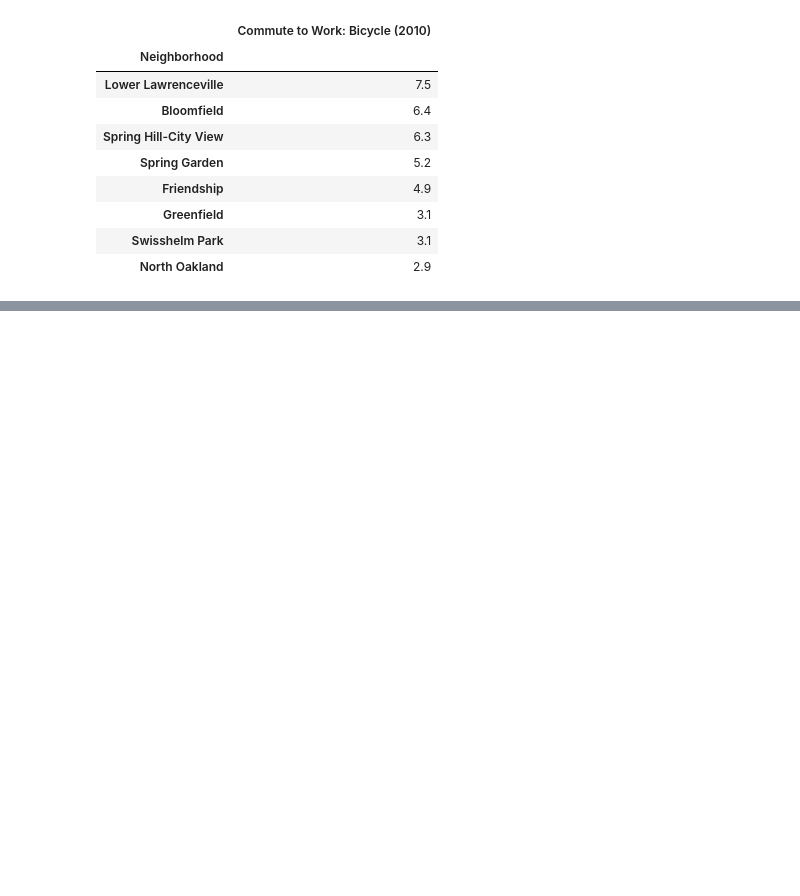
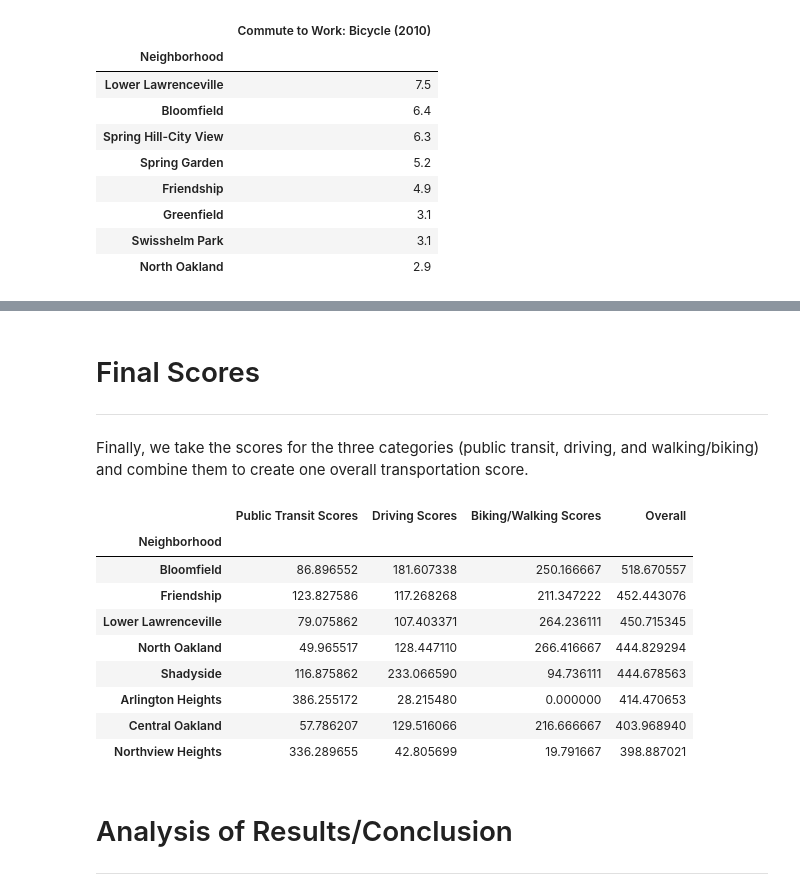
Before and after one commit to Nick0306/Big_Ideas_Final_Project, a Jupyter notebook: Dataset Notebooks/Transportation.ipynb, the cells around one changed output, grey strips where cells are left out. Saved outputs shown, nothing was run; the diff lists cells and outputs as text; code cells hidden in the pictures; blank space fills up the shorter version.

```diff
--- a/Dataset Notebooks/Transportation.ipynb
+++ b/Dataset Notebooks/Transportation.ipynb
@@ -199,22 +196,23 @@ biking.head(8)
 | Swisshelm Park | 3.1 |
 | North Oakland | 2.9 |
 # %%
-# Scales up the values for walking/biking so they each represent an equal part of the score
+# Scales up the values for walking/biking so they each represent an equal part of the score:
 walking_scale = 100/walking.iloc[0]
 biking_scale = 100/biking.iloc[0]
 for x in range (len(walking)):
     walking.iloc[x] = walking.iloc[x] * walking_scale
     biking.iloc[x] = biking.iloc[x] * biking_scale
 
-# Averages the two values for each neighborhood (biking and walking percentages) and multiplies the result by the weight from the survey
-scores = pd.concat([walking, biking], axis = 1, join='inner')
-scores["Scores"] = np.nan
-for x in range(len(scores)):
-    scores.iloc[x,2] = 0
+# Averages the two values for each neighborhood (biking and walking percentages) and multiplies the result by the weight from the survey:
+bw_scores = pd.concat([walking, biking], axis = 1, join='inner')
+bw_scores["Biking/Walking Scores"] = np.nan
+for x in range(len(bw_scores)):
+    bw_scores.iloc[x,2] = 0
     for y in range(2):
-        scores.iloc[x,2] += scores.iloc[x,y]
-    scores.iloc[x,2] = scores.iloc[x,2]/2
+        bw_scores.iloc[x,2] += bw_scores.iloc[x,y]
+    bw_scores.iloc[x,2] = (bw_scores.iloc[x,2]/2) * weights.iloc[len(weights)-1, 2]
     # Still need the weight dont forget
 
 # Displays the top 8 scores, after weight:
-scores.sort_values(by=['Scores'], asce)
+print(weights.iloc[len(weights)-1, 2])
+bw_scores.sort_values(by=['Biking/Walking Scores'], ascending = False).head(8)
@@ -220,0 +231,27 @@ scores.sort_values(by=['Scores'], asce)
+# %% [markdown]
+# Final Scores
+- - -
+# %% [markdown]
+Finally, we take the scores for the three categories (public transit, driving, and walking/biking) and combine them to create one overall transportation score.
+# %%
+overall_scores = pd.concat([pt_scores.iloc[0:,1:2], driving_scores.iloc[0:,3:4], bw_scores.iloc[0:,2:3]], axis=1, join='inner')
+overall_scores["Overall"] = np.nan
+for x in range (len(overall_scores)):
+    overall_scores.iloc[x,3] = 0
+    for y in range (3):
+        overall_scores.iloc[x,3] += overall_scores.iloc[x,y]
+overall_scores.sort_values(by=['Overall'], ascending = False).head(8)
+# %% [output]
+|  | Public Transit Scores | Driving Scores | Biking/Walking Scores | Overall |
+| Neighborhood |  |  |  |  |
+| Bloomfield | 86.896552 | 181.607338 | 250.166667 | 518.670557 |
+| Friendship | 123.827586 | 117.268268 | 211.347222 | 452.443076 |
+| Lower Lawrenceville | 79.075862 | 107.403371 | 264.236111 | 450.715345 |
+| North Oakland | 49.965517 | 128.447110 | 266.416667 | 444.829294 |
+| Shadyside | 116.875862 | 233.066590 | 94.736111 | 444.678563 |
+| Arlington Heights | 386.255172 | 28.215480 | 0.000000 | 414.470653 |
+| Central Oakland | 57.786207 | 129.516066 | 216.666667 | 403.968940 |
+| Northview Heights | 336.289655 | 42.805699 | 19.791667 | 398.887021 |
+# %% [markdown]
+# Analysis of Results/Conclusion
+- - -
```
Also changed, not shown: parts of 12 cells of this notebook, 1 other file.
